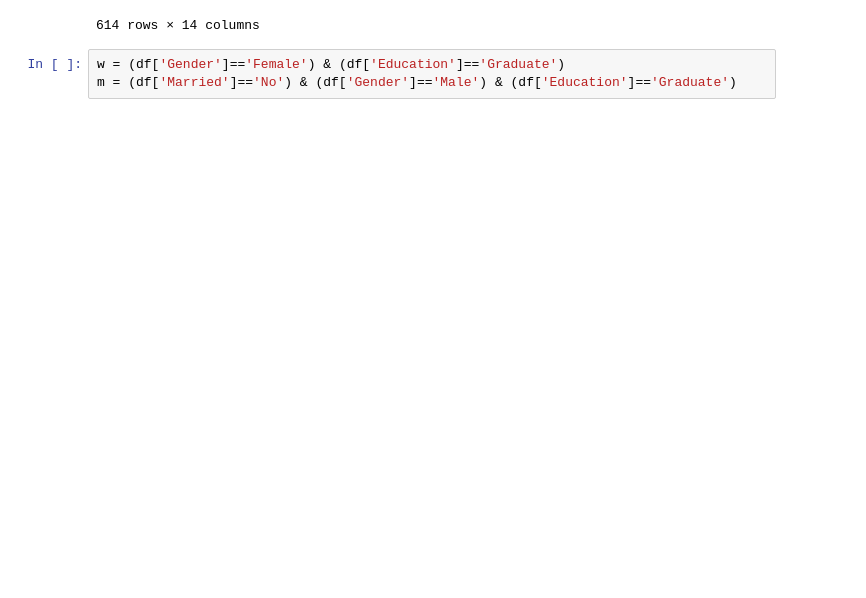
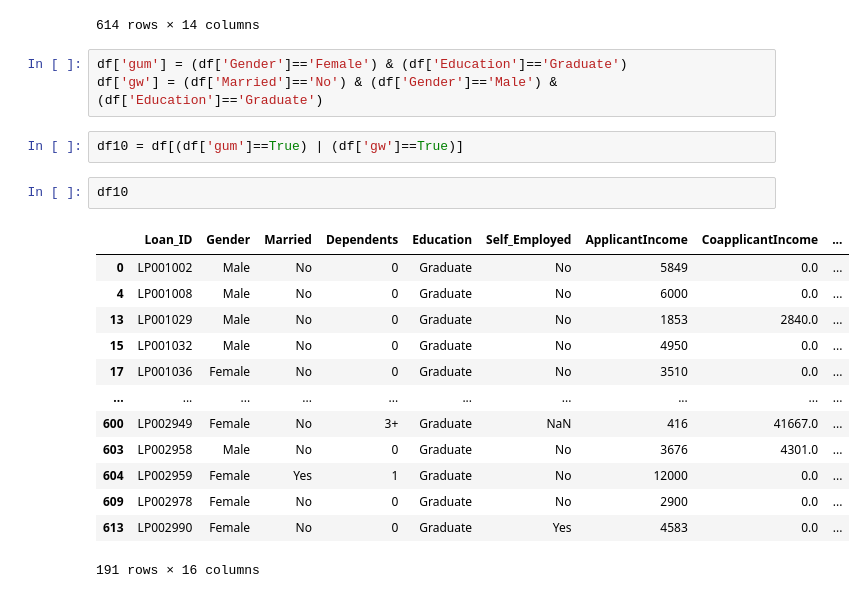
Before and after one commit to Rhy-Shah/DAV-Fundamentals, a Jupyter notebook: fe.ipynb, the cells around one changed output. Cells and saved outputs as stored; diff of their text form; blank space fills up the shorter version.

```diff
--- a/fe.ipynb
+++ b/fe.ipynb
@@ -438,5 +445,23 @@ df
 | 613 | LP002990 | Female | No | 0 | Graduate | Yes | 4583 | 0.0 | ... |
 614 rows × 14 columns
 # %%
-w = (df['Gender']=='Female') & (df['Education']=='Graduate')
-m = (df['Married']=='No') & (df['Gender']=='Male') & (df['Education']=='Graduate')
+df['gum'] = (df['Gender']=='Female') & (df['Education']=='Graduate')
+df['gw'] = (df['Married']=='No') & (df['Gender']=='Male') & (df['Education']=='Graduate')
+# %%
+df10 = df[(df['gum']==True) | (df['gw']==True)]
+# %%
+df10
+# %% [output]
+|  | Loan_ID | Gender | Married | Dependents | Education | Self_Employed | ApplicantIncome | CoapplicantIncome | ... |
+| 0 | LP001002 | Male | No | 0 | Graduate | No | 5849 | 0.0 | ... |
+| 4 | LP001008 | Male | No | 0 | Graduate | No | 6000 | 0.0 | ... |
+| 13 | LP001029 | Male | No | 0 | Graduate | No | 1853 | 2840.0 | ... |
+| 15 | LP001032 | Male | No | 0 | Graduate | No | 4950 | 0.0 | ... |
+| 17 | LP001036 | Female | No | 0 | Graduate | No | 3510 | 0.0 | ... |
+| ... | ... | ... | ... | ... | ... | ... | ... | ... | ... |
+| 600 | LP002949 | Female | No | 3+ | Graduate | NaN | 416 | 41667.0 | ... |
+| 603 | LP002958 | Male | No | 0 | Graduate | No | 3676 | 4301.0 | ... |
+| 604 | LP002959 | Female | Yes | 1 | Graduate | No | 12000 | 0.0 | ... |
+| 609 | LP002978 | Female | No | 0 | Graduate | No | 2900 | 0.0 | ... |
+| 613 | LP002990 | Female | No | 0 | Graduate | Yes | 4583 | 0.0 | ... |
+191 rows × 16 columns
```
Also changed, not shown: parts of 15 cells of this notebook.
